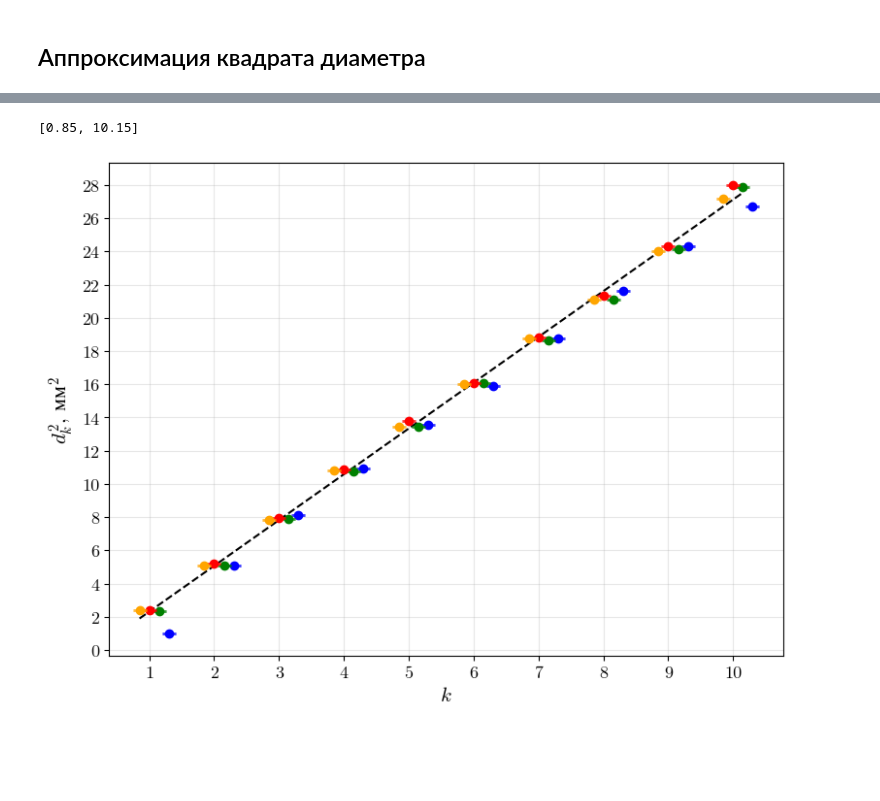
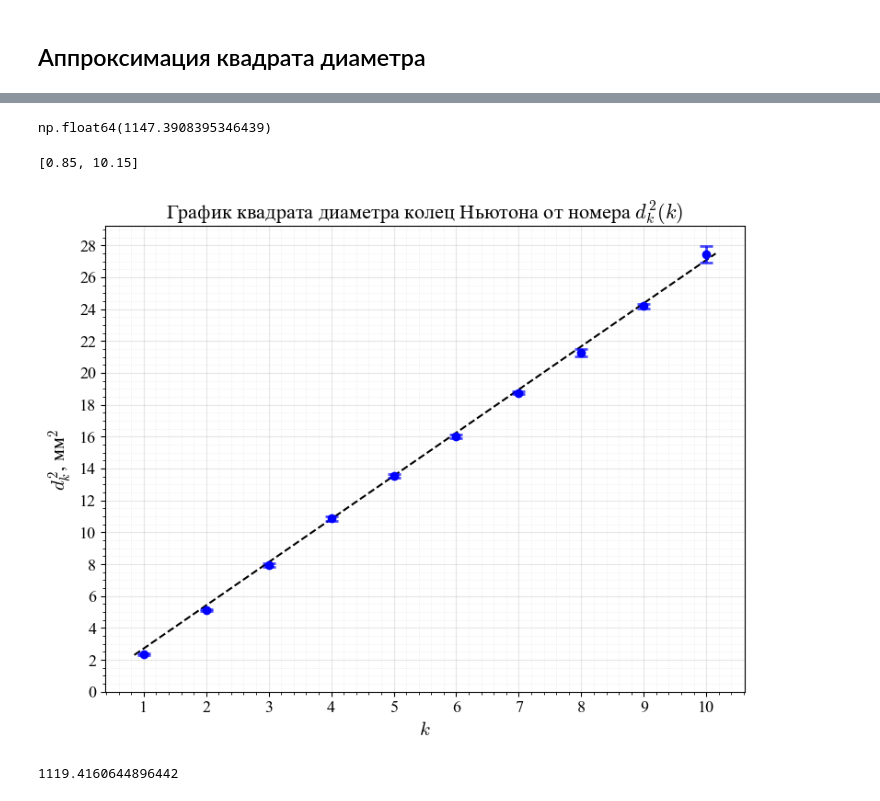
Before and after one commit to SerKin0/IBTC-physics-2k4s-latex-newton_ring, a Jupyter notebook: data/main.ipynb, the cells around one changed output, grey strips where cells are left out. Drawn from its saved outputs; the diff is of its cells as text; code cells hidden in the pictures; blank space fills up the shorter version.

```diff
--- a/data/main.ipynb
+++ b/data/main.ipynb
@@ -44,7 +44,7 @@ tests = [
         32.46,
         32.74,
         33.06,
-        34.06,
+        34.56,
         35.00,
         35.31,
         35.53,
@@ -199,0 +276,18 @@ square_diameters_rings
+# %%
+error_diameters_rings = []
+
+for i in range(len(square_diameters_rings[0])):
+    print(f'{10 - i} & ', end='')
+    d_av = 0
+    for j in range(len(square_diameters_rings)):
+        print(f'{round(square_diameters_rings[j][i], 2)} & ', end='')
+        d_av += square_diameters_rings[j][i]
+    d_av /= 4
+
+    print(f'{round(d_av, 2)} & ', end='')
+
+    Delta_d = 0.01
+    Delta_d_av = 2 * diameters_rings[j][i] * Deltas_d[i]
+    error_diameters_rings.append(Delta_d_av)
+
+    print(f' {round(Delta_d_av, 2)} \\\\')
@@ -362,3 +582,7 @@ k_square_diameters, b_square_diameters
+# %%
+a_w * math.cos(math.radians(beta)) / 4 / lambda_light
+# %% [output]
+np.float64(1147.3908395346439)
 # %%
 fig, ax = plt.subplots(figsize=(8, 6))  # + явный размер
 
@@ -366,51 +590,67 @@ step = 0.15
 
 colors = [
     "blue",
     "green",
     "red",
     "orange"
 ]
-trend = lambda x: k_square_diameters * x + b_square_diameters
+trend = lambda x: a_w * x
 
 x_trend = [1-step, 10+step]
 y_trend = [trend(i) for i in x_trend]
 
 print(x_trend)
 plt.plot(x_trend, y_trend, '--', color='black')
 
 y_points = [i + 1 for i in range(10)][::-1]
 
 length = len(square_diameters_rings)
 
-for index_test, (diameters, error_diameters) in enumerate(
-    zip(square_diameters_rings, errors_square_diameters_rings)
-):
-    window_y = [y - step * (index_test - length // 2) for y in y_points]
-    ax.plot(window_y, diameters, "o", color=colors[index_test])
-    ax.errorbar(
-        window_y,
-        diameters,
-        yerr=error_diameters,
-        fmt="none",
-        capsize=5,
-        capthick=2,
-        elinewidth=2,
-        color=colors[index_test],
-        alpha=0.5,
-    )
+# for index_test, (diameters, error_diameters, mid_diameters, mid_error_diameters) in enumerate(
+#     zip(square_diameters_rings, errors_square_diameters_rings, middle_square_diameters, middle_error_square_diameters)
+# ):
+#     window_y = [y - step * (index_test - length // 2) for y in y_points]
+#     ax.plot(window_y, diameters, "o", color=colors[index_test], alpha=0.05)
+#     ax.errorbar(
+#         window_y,
+#         diameters,
+#         yerr=error_diameters,
+#         fmt="none",
+#         capsize=5,
+#         capthick=2,
+#         elinewidth=2,
+#         color=colors[index_test],
+#         alpha=0.05,
+#     )
 
+plt.plot(y_points, middle_square_diameters, "o", color='blue')
+ax.errorbar(
+    y_points,
+    middle_square_diameters,
+    yerr=error_diameters_rings,
+    fmt="none",
+    capsize=5,
+    capthick=2,
+    elinewidth=2,
+    color='blue',
+    alpha=0.7,
+)
+
+plt.minorticks_on()
 
 plt.xlabel("$k$")
 plt.ylabel(r"$d_k^2$, $\text{мм}^2$")
 plt.xticks(y_points)
 plt.yticks(np.arange(0, 30, 2))
 ax.grid(True, alpha=0.3)
+plt.grid(True, which='minor', linestyle=':', linewidth=0.5, alpha=0.3)
 plt.tight_layout()
+plt.title("График квадрата диаметра колец Ньютона от номера $d_k^2(k)$")
 fig.savefig('graph_1.pdf', bbox_inches='tight')
 plt.show()
 # %% [output]
 [0.85, 10.15]
-[figure, old version]
+[figure, new version]
 # %%
 middle = 0
 count = 0
@@ -420,3 +660,7 @@ for row in radius_lenses:
     middle += sum(row)
 
 middle_radius_lenses = middle / count
+
+middle_radius_lenses
+# %% [output]
+1119.4160644896442
```
Also changed, not shown: parts of 33 cells of this notebook, 1 other file.
